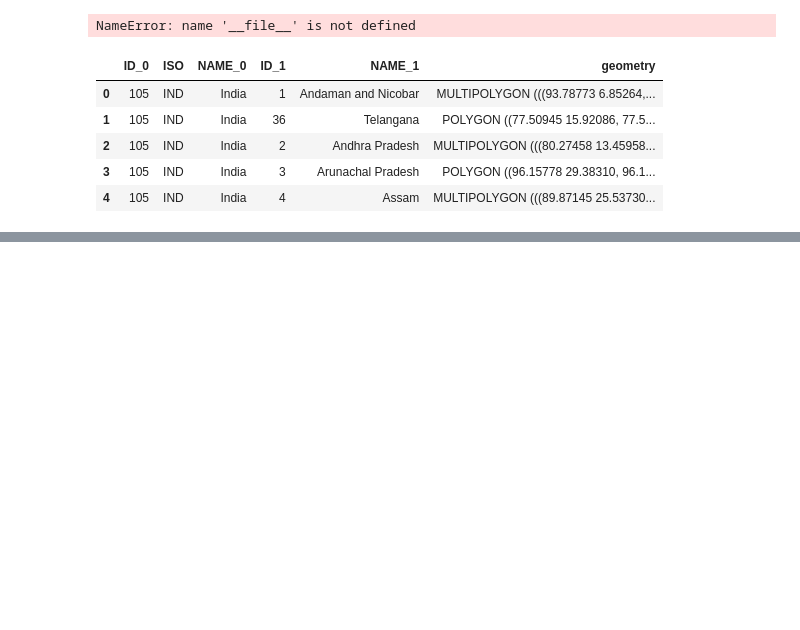
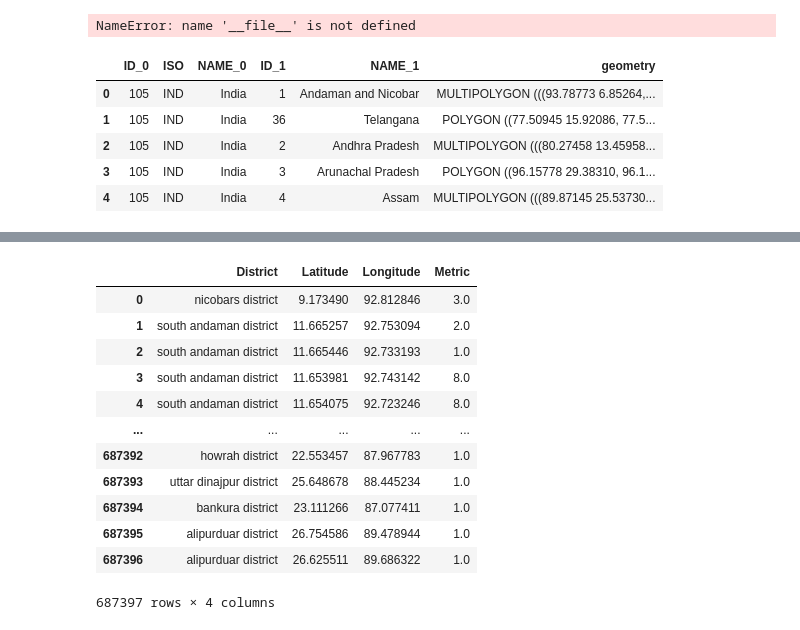
Before and after one commit to codewithselva/data-visualization-plotly, a Jupyter notebook: src/main.ipynb, the cells around one changed output, grey strips where cells are left out. Drawn from its saved outputs; the diff is of its cells as text; code cells hidden in the pictures; blank space fills up the shorter version.

```diff
--- a/src/main.ipynb
+++ b/src/main.ipynb
@@ -312,0 +354,35 @@ ValueError: Mime type rendering requires nbformat>=4.2.0 but it is not installed
+# %%
+
+import os
+import json
+import pandas as pd
+
+path_8 = "C:/Users/malar/Documents/github_codewithselva/data-visualization-plotly/data/external/data/map/insurance/country/india/state/"
+state_list = os.listdir(path_8)
+
+map_coordinates_district = {'District':[], 'Latitude': [], 'Longitude': [], 'Metric': []}
+for state in state_list:
+    print(state)
+    path_state = path_8+state+"/"
+    year_list = os.listdir(path_state)
+    for year in year_list:
+        print(year)
+        if(year.isdigit()):
+            path_year = path_state + year + "/"
+            file_list = os.listdir(path_year)
+            print("file_list : ",file_list)
+            for file in file_list:
+                path_file = path_year + file
+                data_file = open(path_file, 'r')
+                data_file_json = json.load(data_file)
+                #print("data_file : ",data_file_json['data']['data']['data'])
+                for data in data_file_json['data']['data']['data']:
+                    latitude = data[0]
+                    longitude = data[1]
+                    metric =data[2]
+                    district = data[3]
+                    map_coordinates_district['Latitude'].append(latitude)
+                    map_coordinates_district['Longitude'].append(longitude)
+                    map_coordinates_district['Metric'].append(metric)
+                    map_coordinates_district['District'].append(district)
+df_map_coordinates_district = pd.DataFrame(map_coordinates_district)
@@ -312,0 +407,16 @@ ValueError: Mime type rendering requires nbformat>=4.2.0 but it is not installed
+# %%
+df_map_coordinates_district
+# %% [output]
+|  | District | Latitude | Longitude | Metric |
+| 0 | nicobars district | 9.173490 | 92.812846 | 3.0 |
+| 1 | south andaman district | 11.665257 | 92.753094 | 2.0 |
+| 2 | south andaman district | 11.665446 | 92.733193 | 1.0 |
+| 3 | south andaman district | 11.653981 | 92.743142 | 8.0 |
+| 4 | south andaman district | 11.654075 | 92.723246 | 8.0 |
+| ... | ... | ... | ... | ... |
+| 687392 | howrah district | 22.553457 | 87.967783 | 1.0 |
+| 687393 | uttar dinajpur district | 25.648678 | 88.445234 | 1.0 |
+| 687394 | bankura district | 23.111266 | 87.077411 | 1.0 |
+| 687395 | alipurduar district | 26.754586 | 89.478944 | 1.0 |
+| 687396 | alipurduar district | 26.625511 | 89.686322 | 1.0 |
+687397 rows × 4 columns
```
Also changed, not shown: parts of 5 cells of this notebook, 2 other files.
